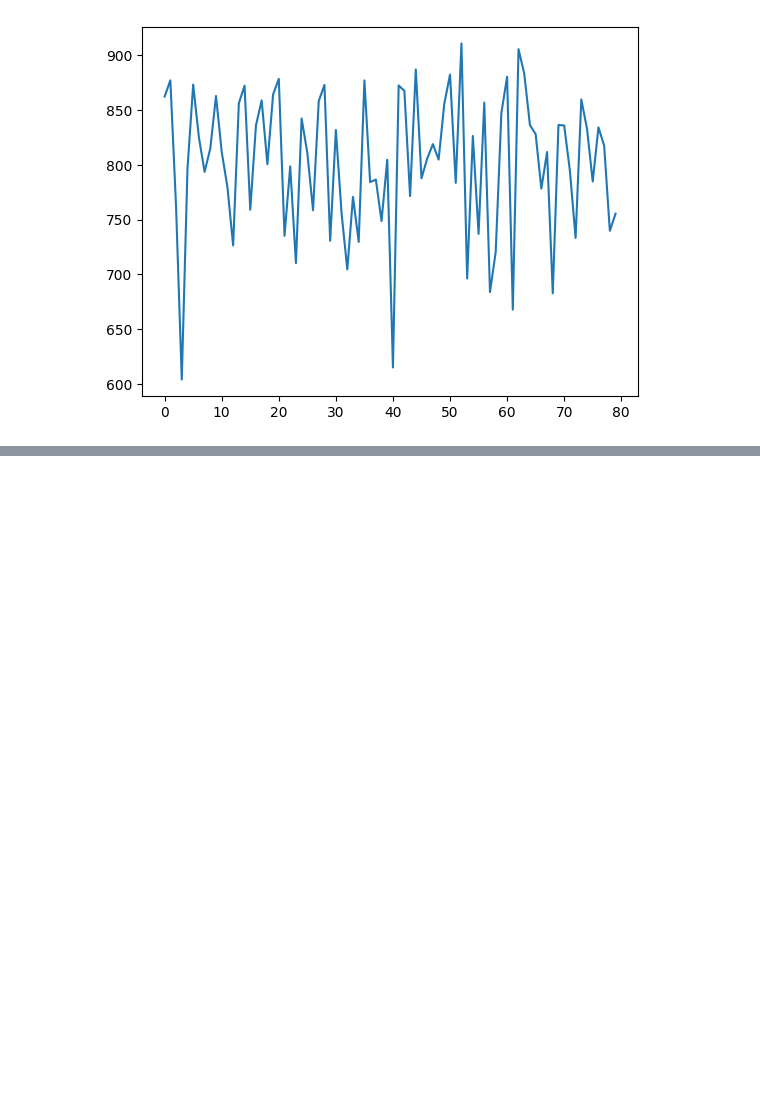
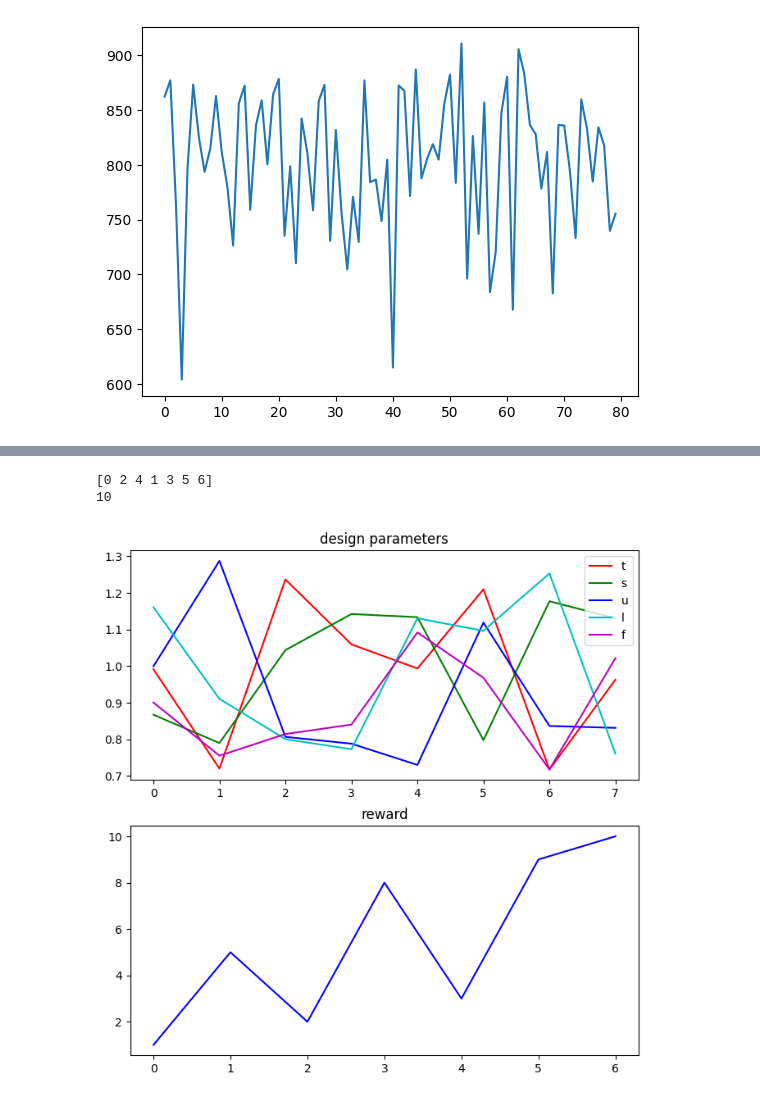
Before and after one commit to EASYMMMM/gym_RE, a Jupyter notebook: GA_TEST.ipynb, the cells around one changed output, grey strips where cells are left out. Drawn from its saved outputs; the diff is of its cells as text; code cells hidden in the pictures; blank space fills up the shorter version.

```diff
--- a/GA_TEST.ipynb
+++ b/GA_TEST.ipynb
@@ -65,0 +131,11 @@ plt.show()
+# %%
+from GA.GA import GA_Design_Optim
+import matplotlib.pyplot as plt
+import numpy as np
+
+GA = GA_Design_Optim(decode_size = 12)
+GA.pop[1]
+GA.pop[1][:5] = 1
+GA.pop[1][5:] = 0
+GA.pop[1]
+t,s,u,l,f = GA.translateDNA(GA.pop[:2])
@@ -65,0 +150,44 @@ plt.show()
+# %%
+
+import numpy as np
+
+# 创建一个 numpy 数组
+arr = np.array([1, 5, 2, 8, 3, 9, 10])
+
+# 使用 sort 函数获取数组的前五个最大的数的索引
+sorted_indices = np.argmax(arr)
+print(arr.argsort())
+b = arr.argsort()[-5:]
+b = b[::-1]
+print(np.max(arr))
+# %% [output]
+[0 2 4 1 3 5 6]
+10
+# %%
+best_individual = list()
+best_individual.append(pop[2])
+best_individual.append(pop[21])
+best_individual.append(pop[24])
+best_individual.append(pop[55])
+best_individual.append(pop[3])
+best_individual.append(pop[7])
+best_individual.append(pop[12])
+best_individual.append(pop[40])
+t,s,u,l,f = GA.translateDNA(np.array(best_individual))
+plt.figure(1,figsize=(8, 8))
+plt.subplot(2,1,1)
+plt.plot(t,color='r')
+plt.plot(s,color='g')
+plt.plot(u,color='b')
+plt.plot(l,color='c')
+plt.plot(f,color='m')
+plt.legend(['t','s','u','l','f'])
+plt.title('design parameters')
+plt.subplot(2,1,2)
+arr = np.array([1, 5, 2, 8, 3, 9, 10])
+plt.plot(arr,color='b')
+plt.title('reward')
+plt.savefig('screenshot/savefig_example.png', bbox_inches='tight')
+plt.show()
+# %% [output]
+[figure, added]
```
Also changed, not shown: parts of 8 cells of this notebook, 12 other files.
